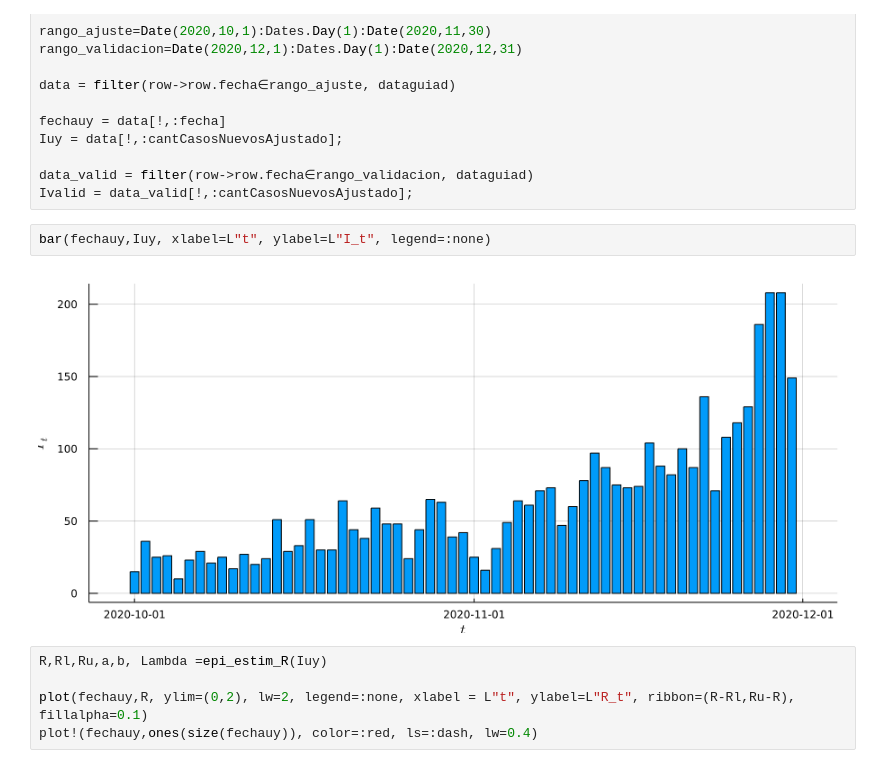
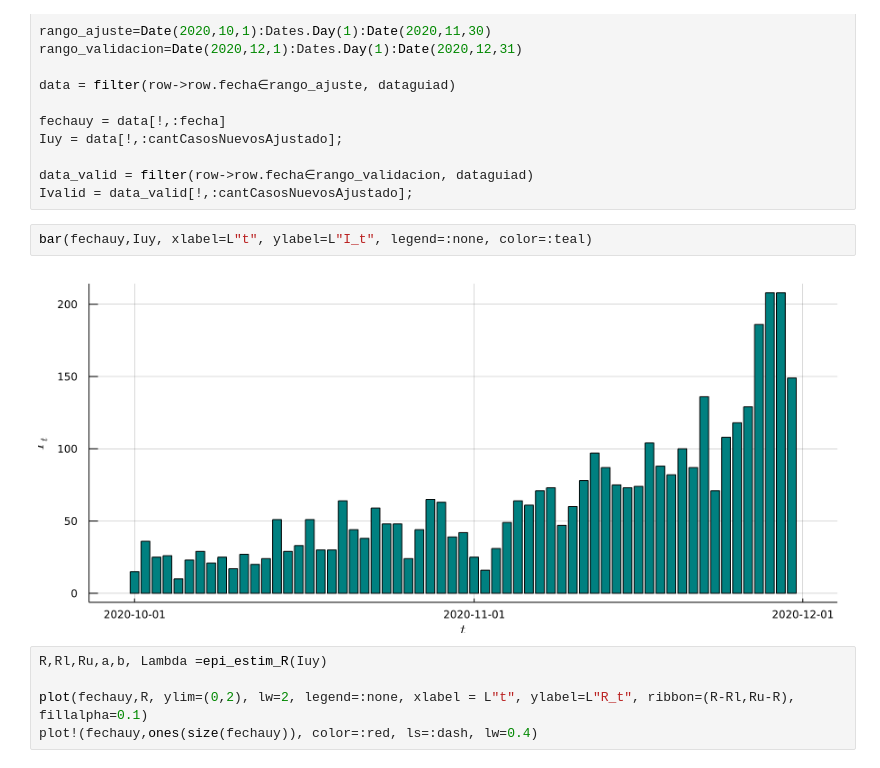
Before and after one commit to aferragu/charla-modelos-tetris, a Jupyter notebook: Prediccion para Uruguay a corto plazo usando tasa de reproduccion.ipynb, the cells around one changed output. Drawn from its saved outputs; the diff is of its cells as text.

```diff
--- a/Prediccion para Uruguay a corto plazo usando tasa de reproduccion.ipynb
+++ b/Prediccion para Uruguay a corto plazo usando tasa de reproduccion.ipynb
@@ -119,9 +119,9 @@ Iuy = data[!,:cantCasosNuevosAjustado];
 data_valid = filter(row->row.fecha∈rango_validacion, dataguiad)
 Ivalid = data_valid[!,:cantCasosNuevosAjustado];
 # %%
-bar(fechauy,Iuy, xlabel=L"t", ylabel=L"I_t", legend=:none)
+bar(fechauy,Iuy, xlabel=L"t", ylabel=L"I_t", legend=:none, color=:teal)
 # %% [output]
-[figure, old version]
+[figure, new version]
 # %%
 R,Rl,Ru,a,b, Lambda =epi_estim_R(Iuy)
 
```
Also changed, not shown: parts of 1 cell of this notebook, 1 other file.
